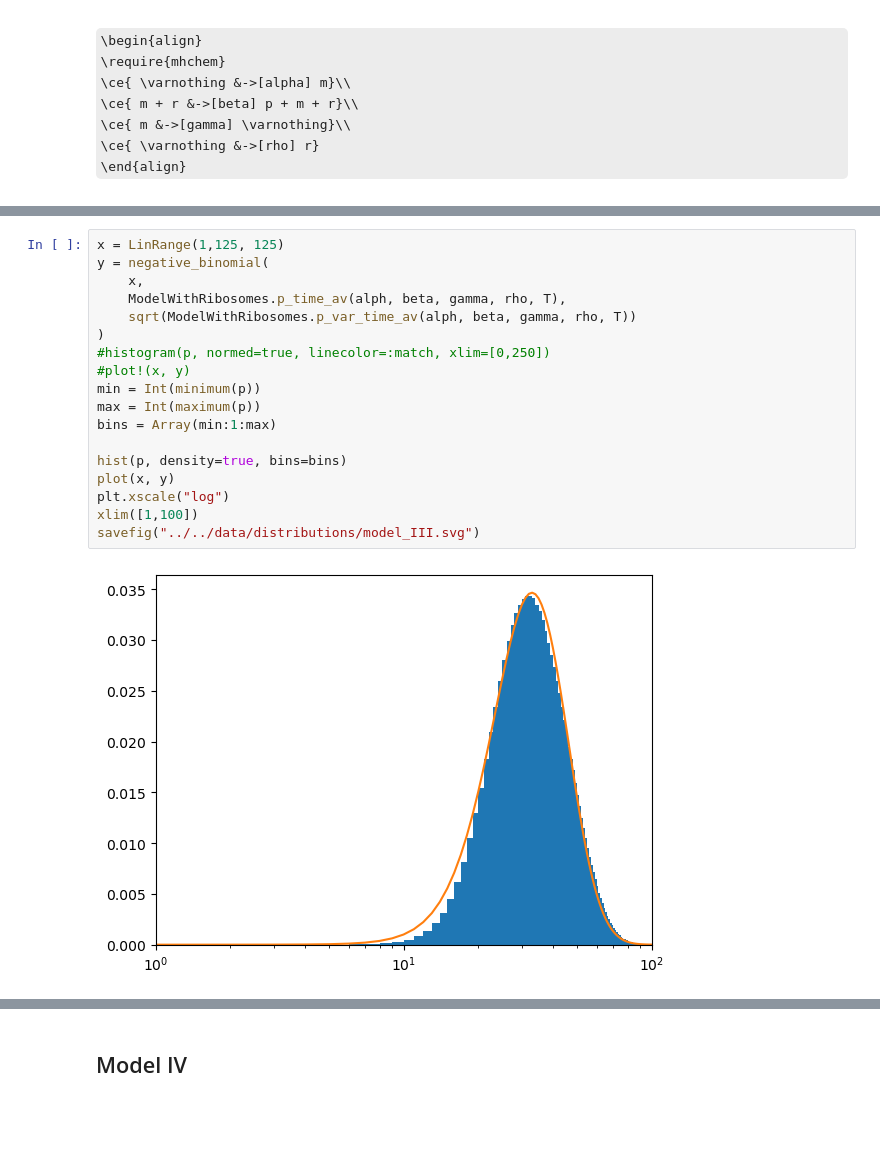
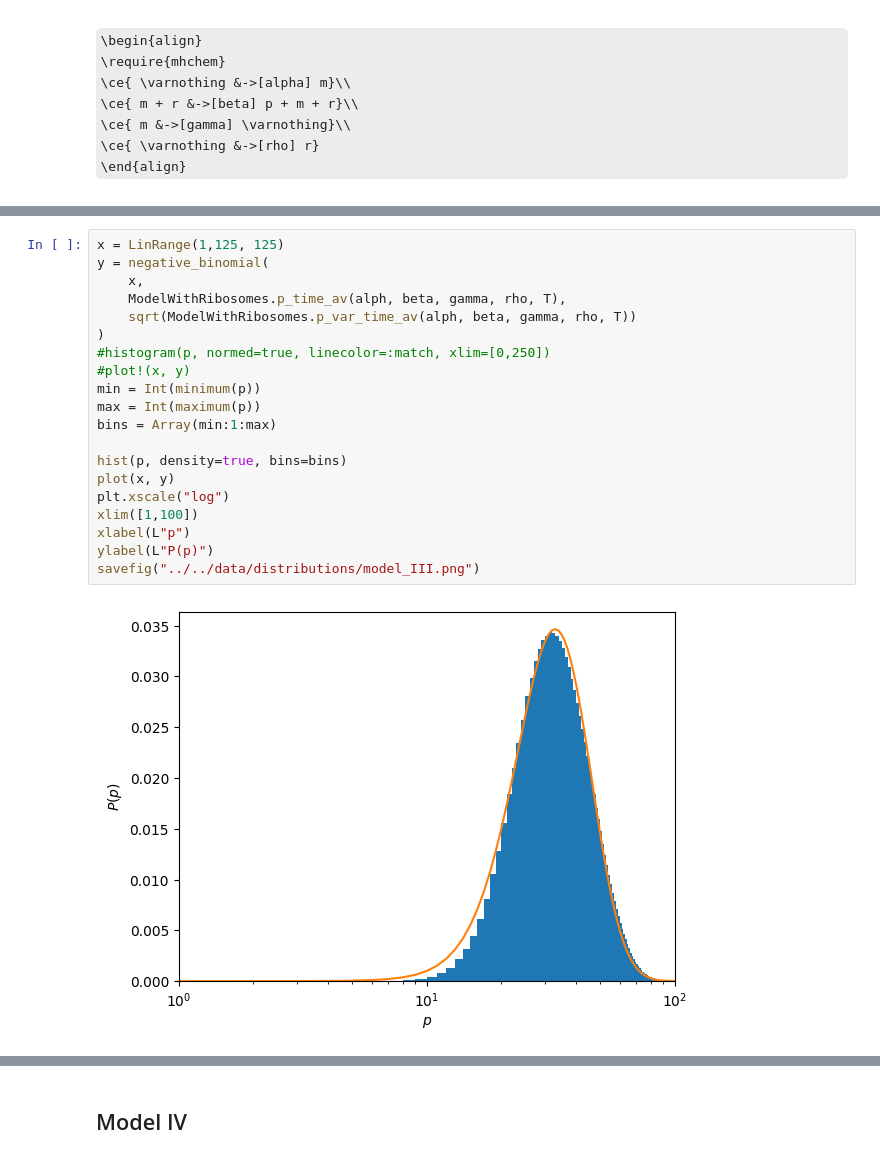
Before and after one commit to louish10/translation-kinetics, a Jupyter notebook: src/notebooks/Distributions.ipynb, the cells around one changed output, grey strips where cells are left out. Cells and saved outputs as stored; diff of their text form; some formulas as TeX source; blank space fills up the shorter version.

Commit message:
Add explanatory figures and update distributions

```diff
--- a/src/notebooks/Distributions.ipynb
+++ b/src/notebooks/Distributions.ipynb
@@ -306,23 +310,25 @@ p
 # %%
 x = LinRange(1,125, 125)
 y = negative_binomial(
     x,
     ModelWithRibosomes.p_time_av(alph, beta, gamma, rho, T),
     sqrt(ModelWithRibosomes.p_var_time_av(alph, beta, gamma, rho, T))
 )
 #histogram(p, normed=true, linecolor=:match, xlim=[0,250])
 #plot!(x, y)
 min = Int(minimum(p))
 max = Int(maximum(p))
 bins = Array(min:1:max)
 
 hist(p, density=true, bins=bins)
 plot(x, y)
 plt.xscale("log")
 xlim([1,100])
-savefig("../../data/distributions/model_III.svg")
+xlabel(L"p")
+ylabel(L"P(p)")
+savefig("../../data/distributions/model_III.png")
 # %% [output]
-[figure, old version]
+[figure, new version]
 # %%
 println(mean(m))
 println(mean(r))
```
Also changed, not shown: parts of 17 cells of this notebook, 15 other files.
